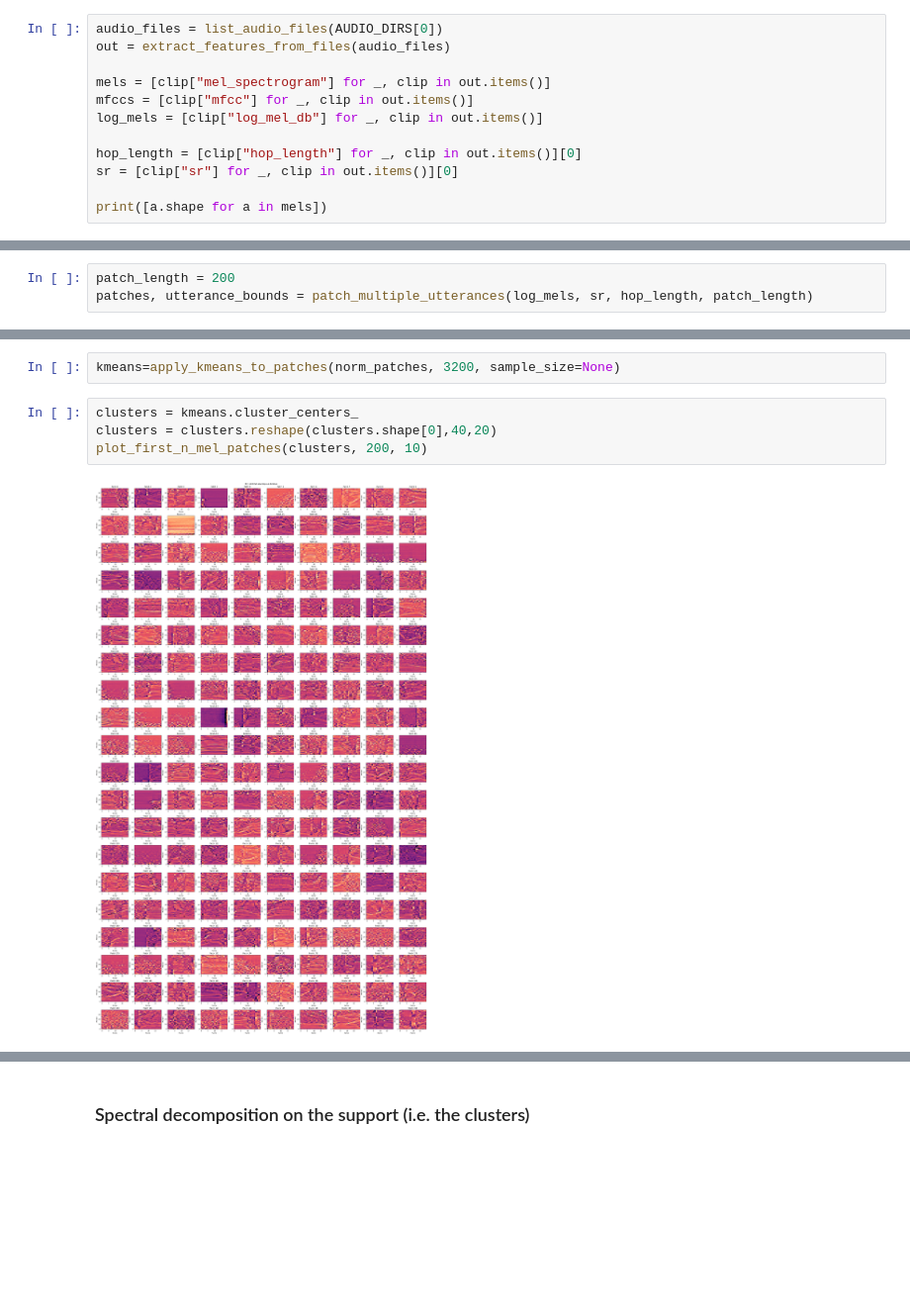
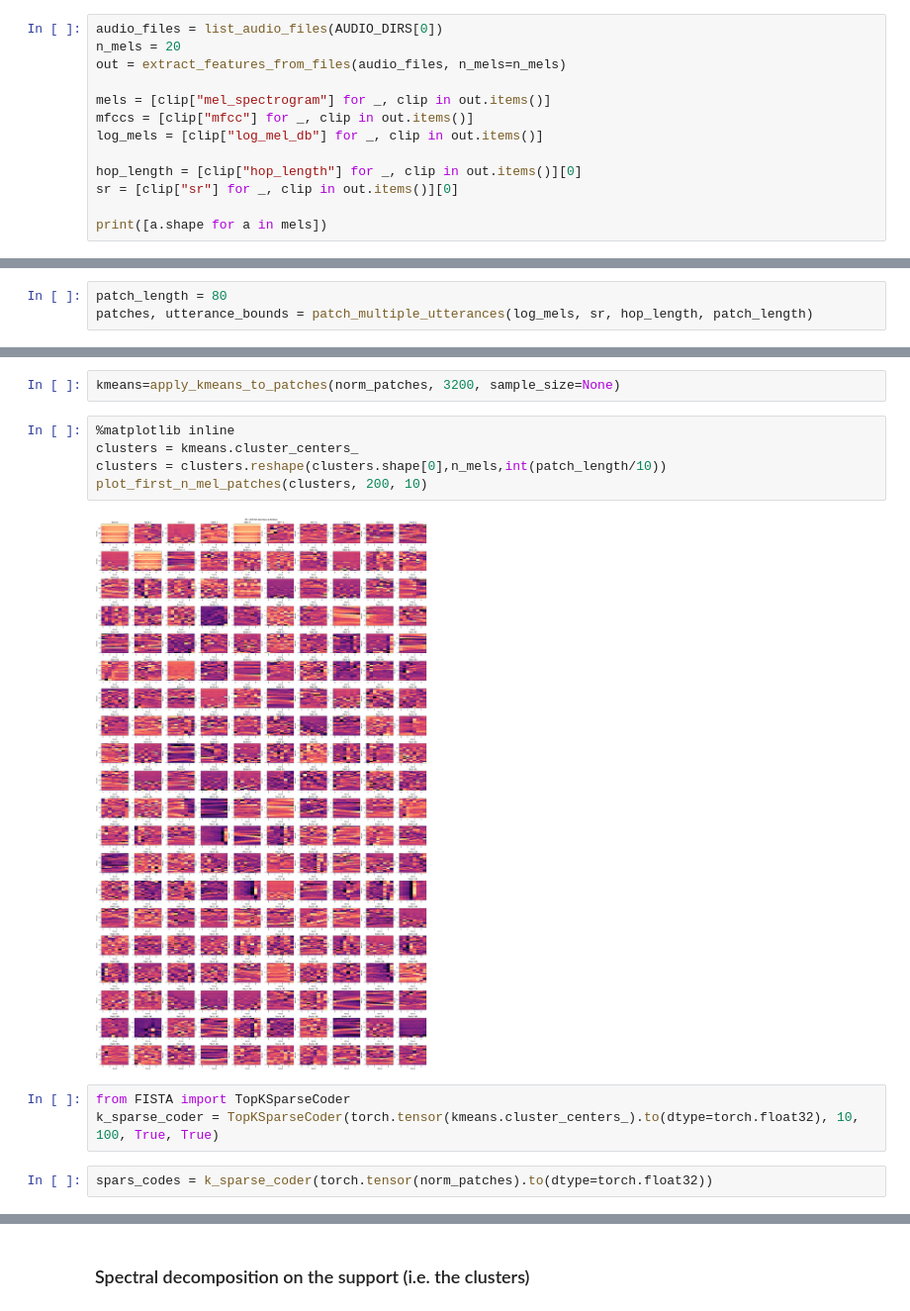
Before and after one commit to zbalkhy/EEC289, a Jupyter notebook: final_project/SMT.ipynb, the cells around one changed output, grey strips where cells are left out. Shown at 99% size. Cells and saved outputs as stored; diff of their text form; blank space fills up the shorter version.

```diff
--- a/final_project/SMT.ipynb
+++ b/final_project/SMT.ipynb
@@ -117,7 +115,8 @@ for i in patch_lengths:
 ### Get mel/mfcc features from each file
 # %%
 audio_files = list_audio_files(AUDIO_DIRS[0])
-out = extract_features_from_files(audio_files)
+n_mels = 20
+out = extract_features_from_files(audio_files, n_mels=n_mels)
 
 mels = [clip["mel_spectrogram"] for _, clip in out.items()]
 mfccs = [clip["mfcc"] for _, clip in out.items()]
@@ -158,7 +155,7 @@ print(hop_length)
 # %% [markdown]
 ### Patch the mfcc/mel representations
 # %%
-patch_length = 200
+patch_length = 80
 patches, utterance_bounds = patch_multiple_utterances(log_mels, sr, hop_length, patch_length)
 # %%
 patches.shape
@@ -183,8 +181,14 @@ plot_first_n_mel_patches(norm_patches.reshape(norm_patches.shape[0], 40, 20), n_
 # %%
 kmeans=apply_kmeans_to_patches(norm_patches, 3200, sample_size=None)
 # %%
+%matplotlib inline
 clusters = kmeans.cluster_centers_
-clusters = clusters.reshape(clusters.shape[0],40,20)
+clusters = clusters.reshape(clusters.shape[0],n_mels,int(patch_length/10))
 plot_first_n_mel_patches(clusters, 200, 10)
 # %% [output]
-[figure, old version]
+[figure, new version]
+# %%
+from FISTA import TopKSparseCoder
+k_sparse_coder = TopKSparseCoder(torch.tensor(kmeans.cluster_centers_).to(dtype=torch.float32), 10, 100, True, True)
+# %%
+spars_codes = k_sparse_coder(torch.tensor(norm_patches).to(dtype=torch.float32))
```
Also changed, not shown: parts of 19 cells of this notebook, 2 other files.
